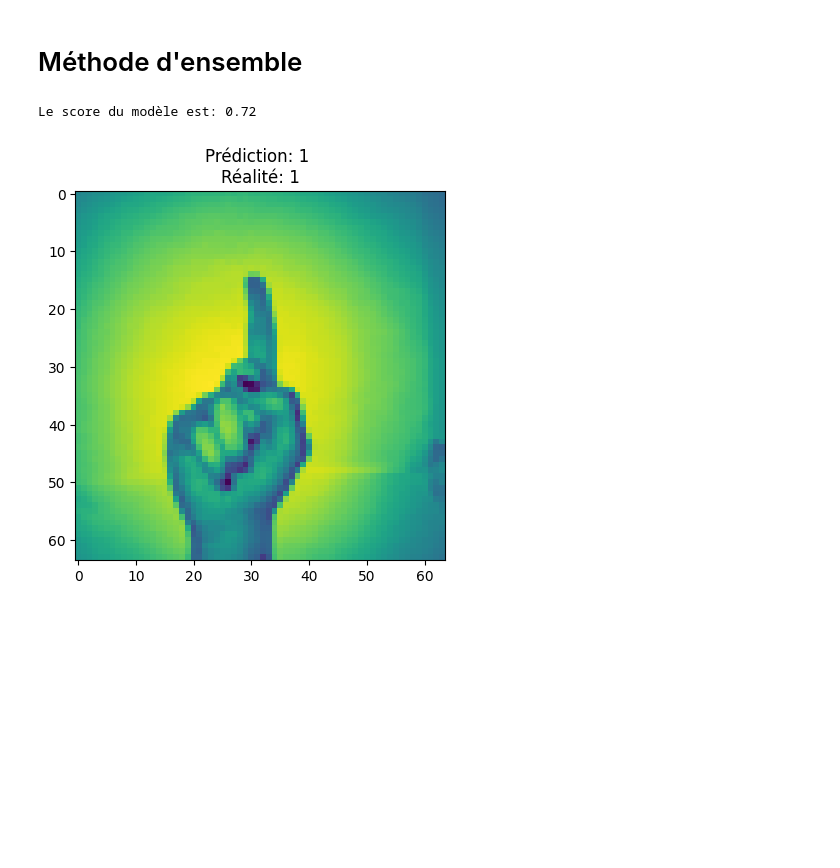
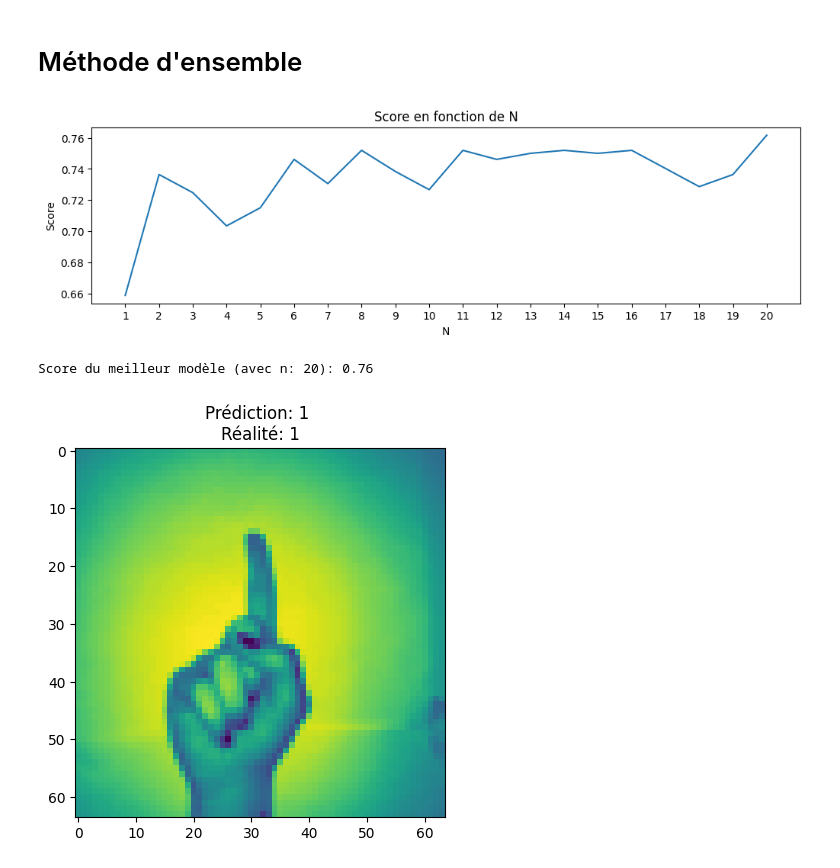
Before and after one commit to A-INDUSTRIES/machlearn-projet, a Jupyter notebook: 4-methode_ensemble.ipynb, the cells around one changed output. Drawn from its saved outputs; the diff is of its cells as text; code cells hidden in the pictures; blank space fills up the shorter version.

Commit message:
❇️ Ajout test paramètres pour méthodes d'ensembles

```diff
--- a/4-methode_ensemble.ipynb
+++ b/4-methode_ensemble.ipynb
@@ -27,18 +27,38 @@ y = y.astype(int)
 # %%
 X_train, X_test, y_train, y_test = train_test_split(X, y, test_size=0.25, random_state=420)
 # %%
-knn_bag = BaggingClassifier(KNeighborsClassifier(), n_estimators=10)
-knn_bag.fit(X_train, y_train)
+knn_bags = []
+scores = []
 
-score = knn_bag.score(X_test, y_test)
+N = 21
 
-print(f"Le score du modèle est: {score:.2f}")
+for i in range(1, N):
+    knn_bag = BaggingClassifier(KNeighborsClassifier(n_neighbors=9), n_estimators=i)
+    knn_bag.fit(X_train, y_train)
+    knn_bags.append(knn_bag)
 
-prediction = knn_bag.predict([X_test[0]])
-plt.imshow(X_test[0].reshape((IMAGE_SIZE, IMAGE_SIZE)))
-plt.title(f"Prédiction: {prediction[0]} \nRéalité: {y_test[0]}")
+    score = knn_bag.score(X_test, y_test)
+    scores.append(score)
+
+plt.figure(figsize=(12, 3))
+plt.plot(np.arange(1, N, 1), scores)
+plt.title("Score en fonction de N")
+plt.xlabel("N")
+plt.ylabel("Score")
+plt.xticks(np.arange(1, N, 1))
+plt.xlim((0, N))
 plt.show()
 # %% [output]
-Le score du modèle est: 0.72
-[figure, old version]
+[figure, new version]
+# %%
+best_knn_bag = knn_bags[scores.index(max(scores))]
+print(f"Score du meilleur modèle (avec n: {scores.index(max(scores))+1}): {max(scores):.2f}")
+
+prediction = best_knn_bag.predict([X_test[0]])
+plt.imshow(X_test[0].reshape((IMAGE_SIZE, IMAGE_SIZE)))
+plt.title(f"Prédiction: {prediction[0]} \nRéalité: {y_test[0]}")
+plt.show()
+# %% [output]
+Score du meilleur modèle (avec n: 20): 0.76
+[figure, added]
 # %%
```
Also changed, not shown: parts of 3 cells of this notebook.
